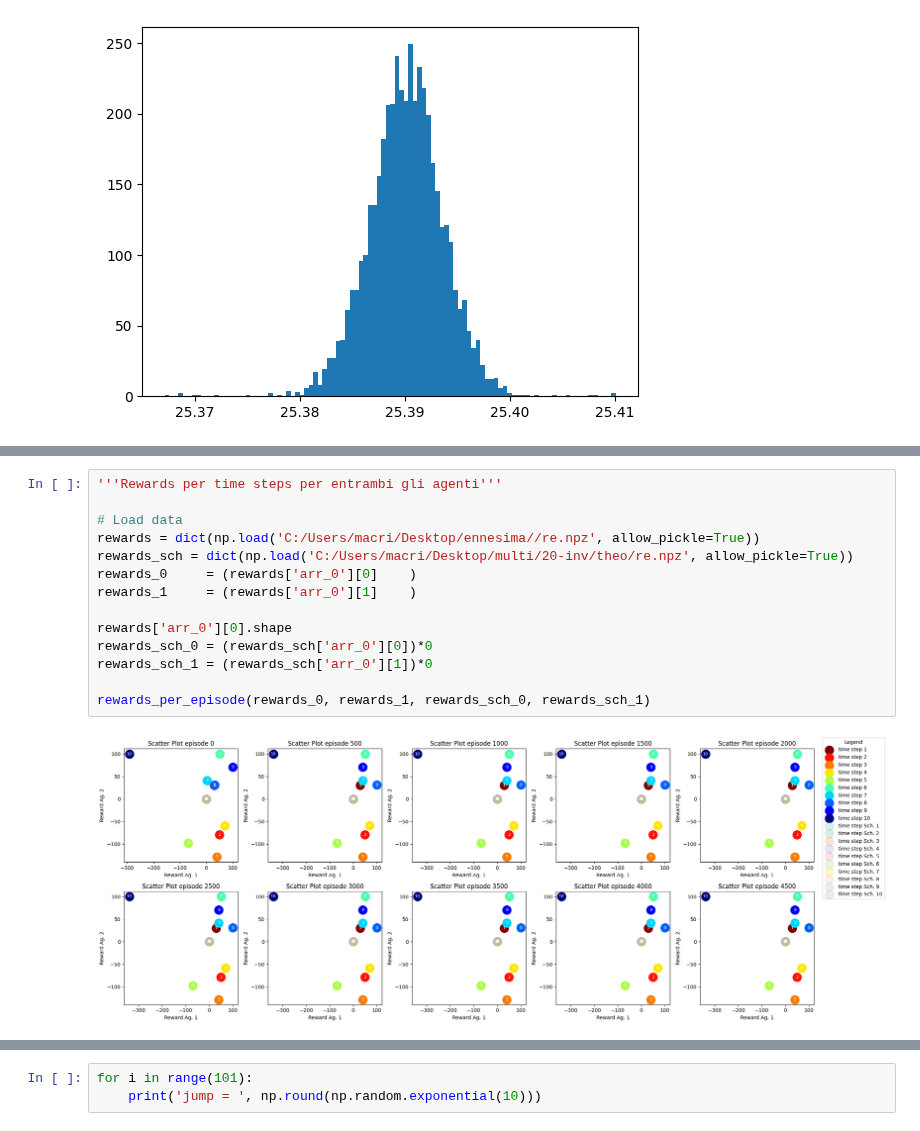
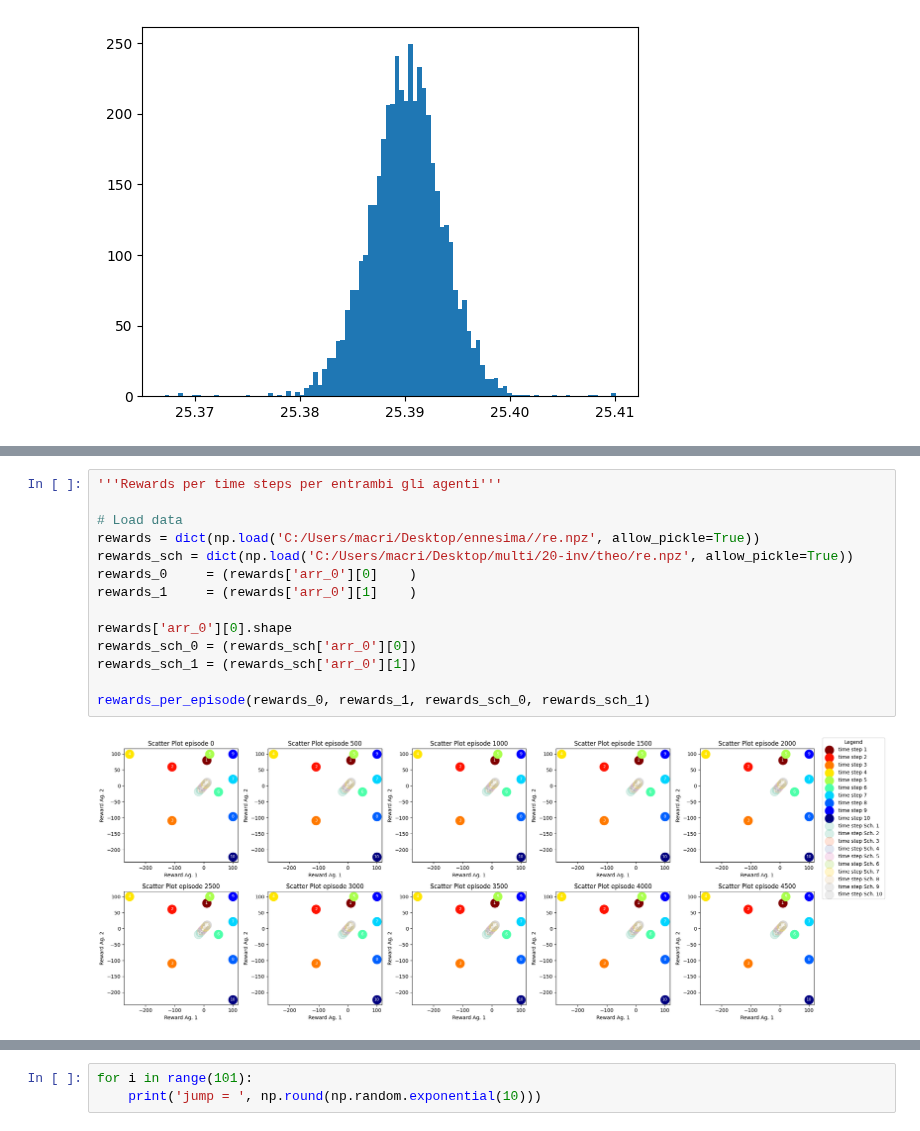
Before and after one commit to macrandrea/Multi-agent-RL-optimal-execution, a Jupyter notebook: ANALISI_MULTI_AGENTE_for_scratches.ipynb, the cells around one changed output, grey strips where cells are left out. Drawn from its saved outputs; the diff is of its cells as text.

```diff
--- a/ANALISI_MULTI_AGENTE_for_scratches.ipynb
+++ b/ANALISI_MULTI_AGENTE_for_scratches.ipynb
@@ -460,19 +468,19 @@ plt.show()
 # %%
 '''Rewards per time steps per entrambi gli agenti'''
 
 # Load data
 rewards = dict(np.load('C:/Users/macri/Desktop/ennesima//re.npz', allow_pickle=True))
 rewards_sch = dict(np.load('C:/Users/macri/Desktop/multi/20-inv/theo/re.npz', allow_pickle=True))
 rewards_0     = (rewards['arr_0'][0]    )
 rewards_1     = (rewards['arr_0'][1]    )
 
 rewards['arr_0'][0].shape
-rewards_sch_0 = (rewards_sch['arr_0'][0])*0
-rewards_sch_1 = (rewards_sch['arr_0'][1])*0
+rewards_sch_0 = (rewards_sch['arr_0'][0])
+rewards_sch_1 = (rewards_sch['arr_0'][1])
 
 rewards_per_episode(rewards_0, rewards_1, rewards_sch_0, rewards_sch_1)
 # %% [output]
-[figure, old version]
+[figure, new version]
 # %%
 '''Coefficiente di correlazione tra i rewards per entrambi gli agenti'''
 print('Agenti RL constrained: \n', np.corrcoef(rewards['arr_0'][0].flatten(), rewards['arr_0'][1].flatten()))
```
Also changed, not shown: parts of 16 cells of this notebook, 1 other file.
